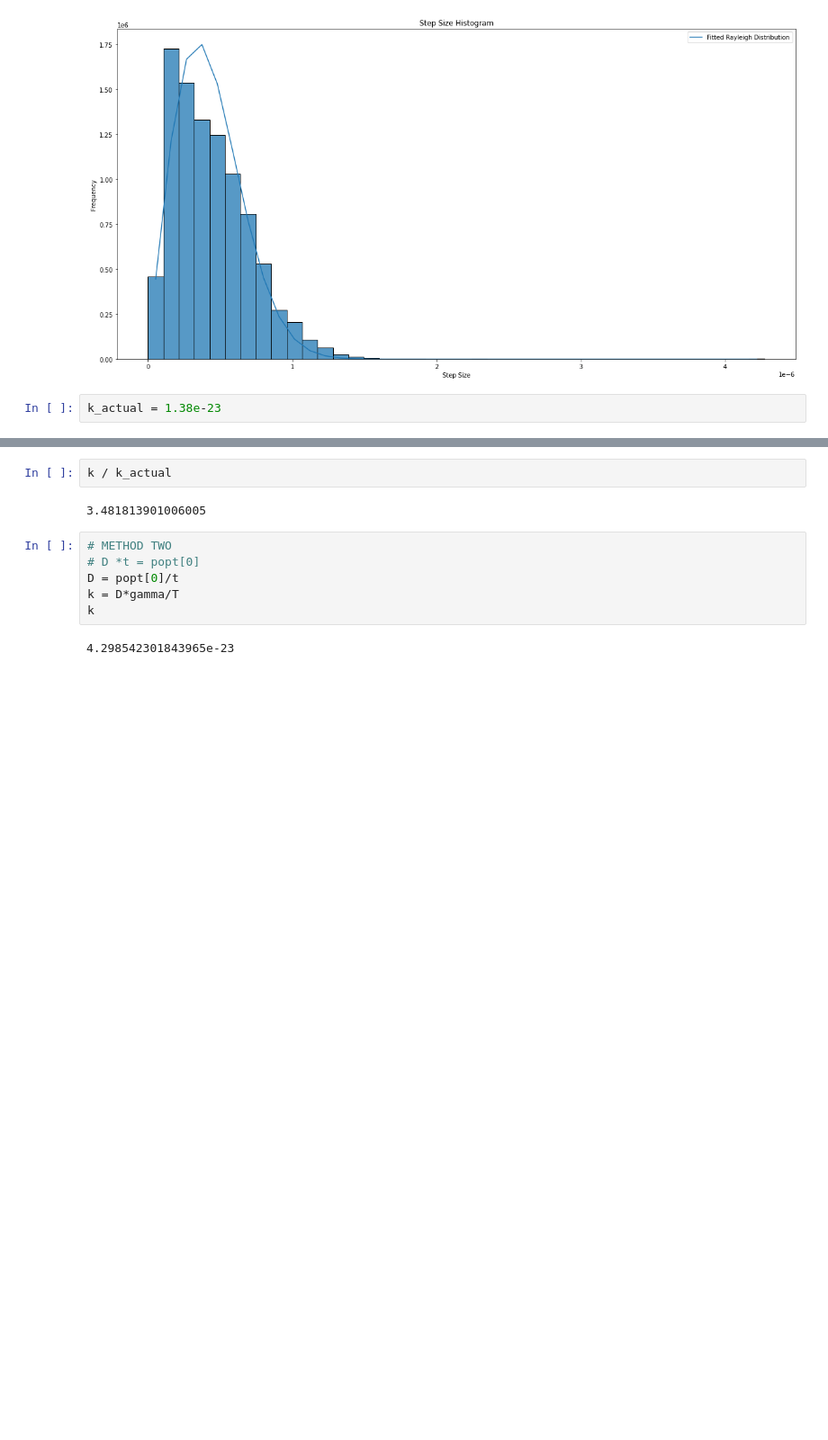
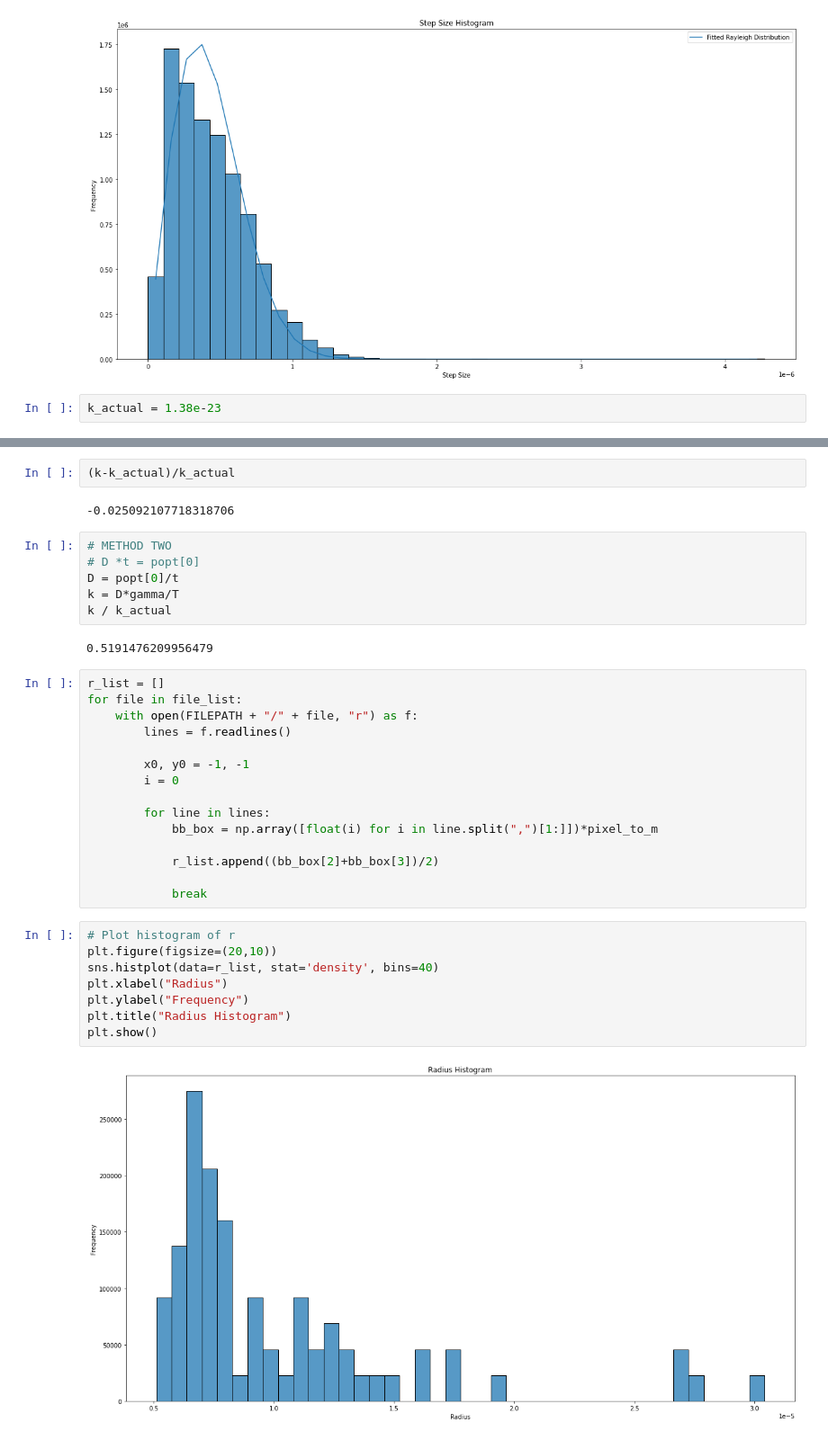
Before and after one commit to QiLinXue/thermal-motion, a Jupyter notebook: plot.ipynb, the cells around one changed output, grey strips where cells are left out. Shown at 90% size. Drawn from its saved outputs; the diff is of its cells as text; blank space fills up the shorter version.

```diff
--- a/plot.ipynb
+++ b/plot.ipynb
@@ -267,12 +287,37 @@ k
-# %%
-k / k_actual
-# %% [output]
-3.481813901006005
+# %%
+(k-k_actual)/k_actual
+# %% [output]
+-0.025092107718318706
 # %%
 # METHOD TWO
 # D *t = popt[0]
 D = popt[0]/t
 k = D*gamma/T
-k
+k / k_actual
 # %% [output]
-4.298542301843965e-23
+0.5191476209956479
+# %%
+r_list = []
+for file in file_list:
+    with open(FILEPATH + "/" + file, "r") as f:
+        lines = f.readlines()
+
+        x0, y0 = -1, -1
+        i = 0
+
+        for line in lines:
+            bb_box = np.array([float(i) for i in line.split(",")[1:]])*pixel_to_m
+
+            r_list.append((bb_box[2]+bb_box[3])/2)
+
+            break
+# %%
+# Plot histogram of r
+plt.figure(figsize=(20,10))
+sns.histplot(data=r_list, stat='density', bins=40)
+plt.xlabel("Radius")
+plt.ylabel("Frequency")
+plt.title("Radius Histogram")
+plt.show()
+# %% [output]
+[figure, added]
```
Also changed, not shown: parts of 12 cells of this notebook.
